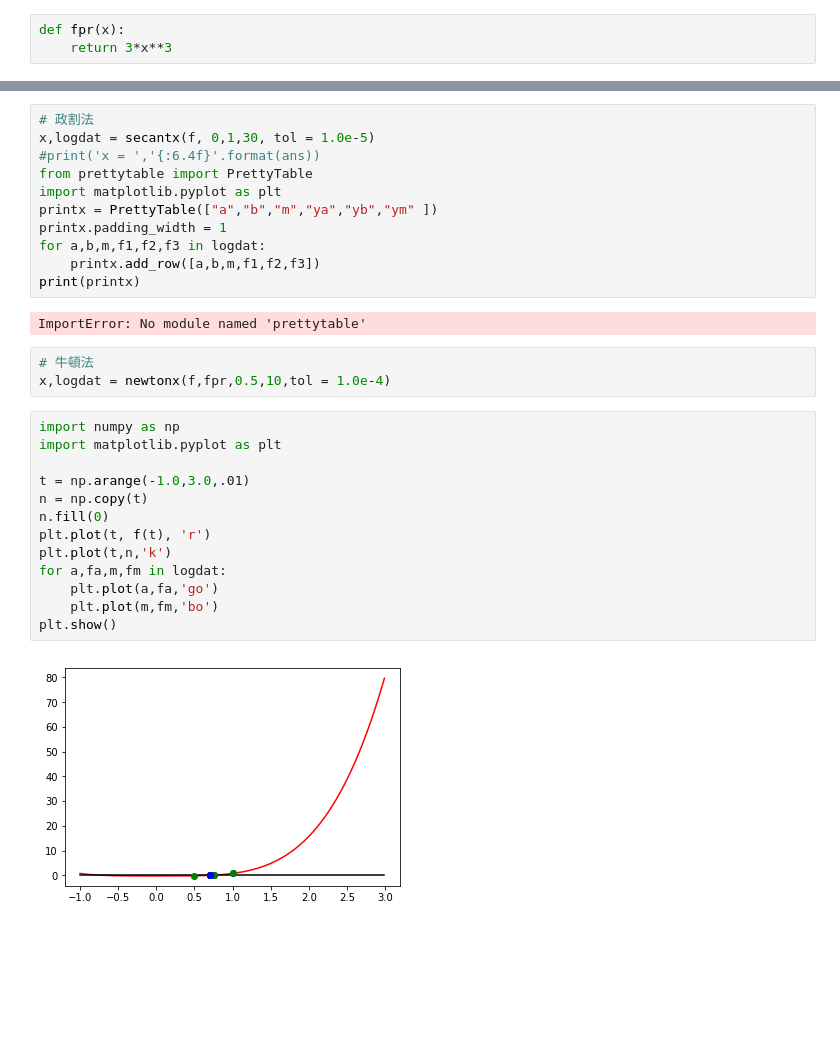
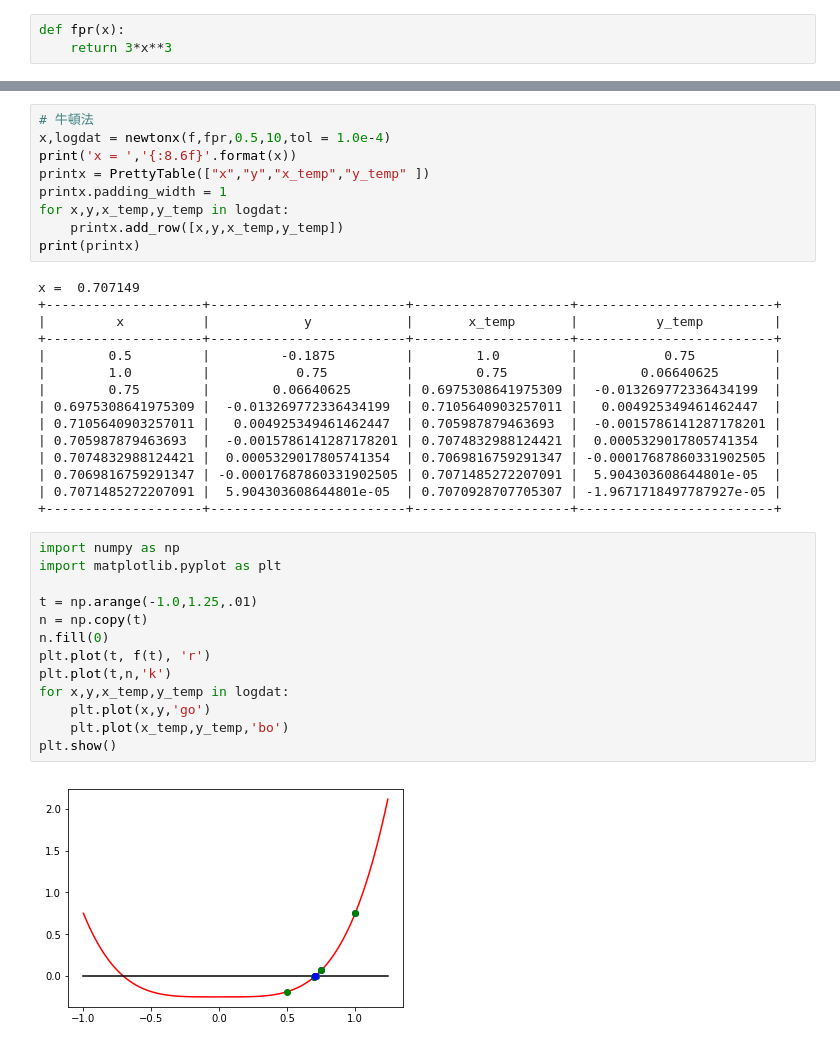
Before and after one commit to jumbokh/appliedNum_learn, a Jupyter notebook: python/midterm/midterm.ipynb, the cells around one changed output, grey strips where cells are left out. Drawn from its saved outputs; the diff is of its cells as text; blank space fills up the shorter version.

```diff
--- a/python/midterm/midterm.ipynb
+++ b/python/midterm/midterm.ipynb
@@ -186,31 +245,39 @@ plt.show()
 # %%
-# 政割法
-x,logdat = secantx(f, 0,1,30, tol = 1.0e-5)
-#print('x = ','{:6.4f}'.format(ans))
-from prettytable import PrettyTable
-import matplotlib.pyplot as plt
-printx = PrettyTable(["a","b","m","ya","yb","ym" ])
+# 牛頓法
+x,logdat = newtonx(f,fpr,0.5,10,tol = 1.0e-4)
+print('x = ','{:8.6f}'.format(x))
+printx = PrettyTable(["x","y","x_temp","y_temp" ])
 printx.padding_width = 1
-for a,b,m,f1,f2,f3 in logdat:
-    printx.add_row([a,b,m,f1,f2,f3])
+for x,y,x_temp,y_temp in logdat:
+    printx.add_row([x,y,x_temp,y_temp])
 print(printx)
 # %% [output]
-ImportError: No module named 'prettytable'
+x =  0.707149
++--------------------+-------------------------+--------------------+-------------------------+
+|         x          |            y            |       x_temp       |          y_temp         |
++--------------------+-------------------------+--------------------+-------------------------+
+|        0.5         |         -0.1875         |        1.0         |           0.75          |
+|        1.0         |           0.75          |        0.75        |        0.06640625       |
+|        0.75        |        0.06640625       | 0.6975308641975309 |  -0.013269772336434199  |
+| 0.6975308641975309 |  -0.013269772336434199  | 0.7105640903257011 |   0.004925349461462447  |
+| 0.7105640903257011 |   0.004925349461462447  | 0.705987879463693  |  -0.0015786141287178201 |
+| 0.705987879463693  |  -0.0015786141287178201 | 0.7074832988124421 |  0.0005329017805741354  |
+| 0.7074832988124421 |  0.0005329017805741354  | 0.7069816759291347 | -0.00017687860331902505 |
+| 0.7069816759291347 | -0.00017687860331902505 | 0.7071485272207091 |  5.904303608644801e-05  |
+| 0.7071485272207091 |  5.904303608644801e-05  | 0.7070928707705307 | -1.9671718497787927e-05 |
++--------------------+-------------------------+--------------------+-------------------------+
-# %%
-# 牛頓法
-x,logdat = newtonx(f,fpr,0.5,10,tol = 1.0e-4)
 # %%
 import numpy as np
 import matplotlib.pyplot as plt
 
-t = np.arange(-1.0,3.0,.01)
+t = np.arange(-1.0,1.25,.01)
 n = np.copy(t)
 n.fill(0)
 plt.plot(t, f(t), 'r')
 plt.plot(t,n,'k')
-for a,fa,m,fm in logdat:
-    plt.plot(a,fa,'go')
-    plt.plot(m,fm,'bo')
+for x,y,x_temp,y_temp in logdat:
+    plt.plot(x,y,'go')
+    plt.plot(x_temp,y_temp,'bo')
 plt.show()
 # %% [output]
-[figure, old version]
+[figure, new version]
```
Also changed, not shown: parts of 4 cells of this notebook, 1 other file.
